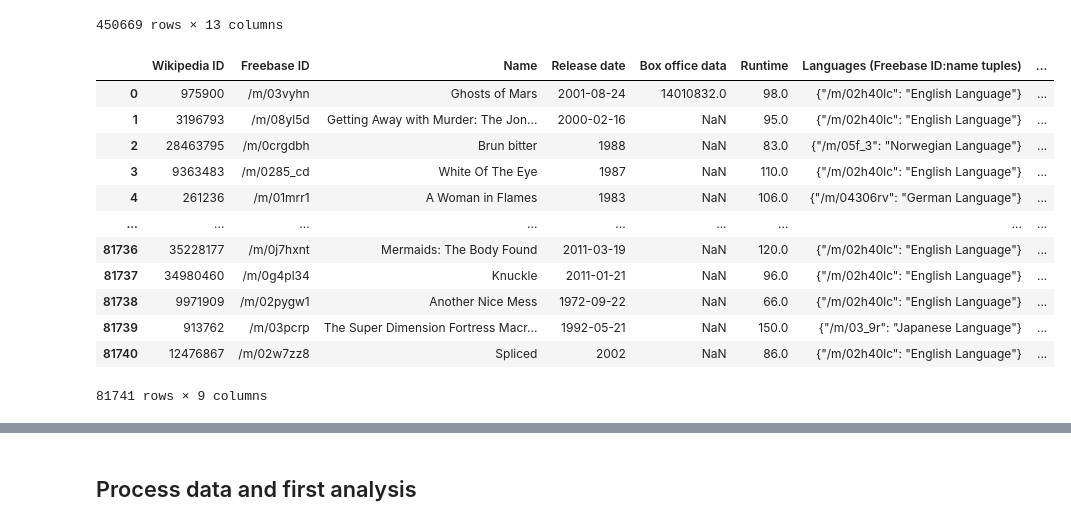
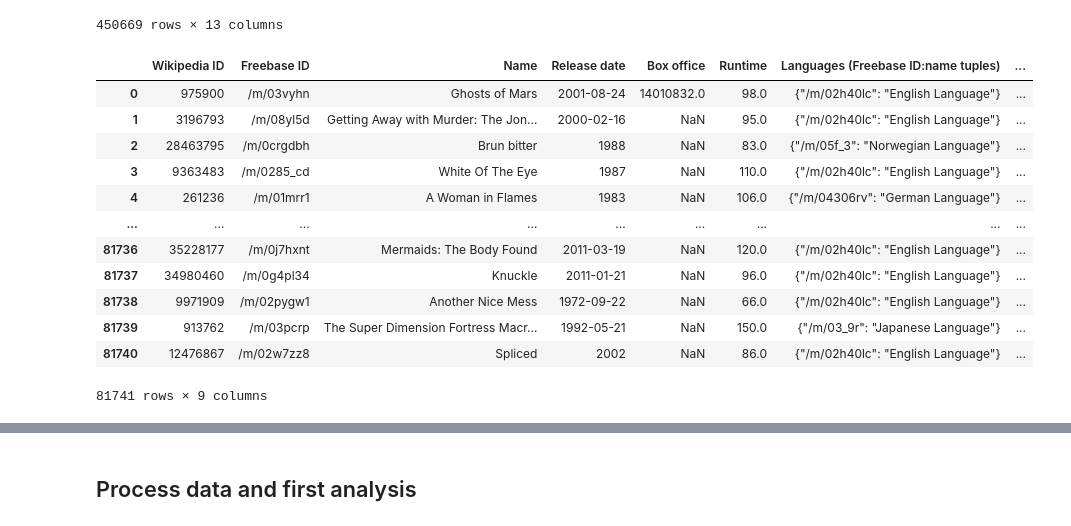
Before and after one commit to epfl-ada/ada-2023-project-deapdatadestroyers, a Jupyter notebook: data_movie_analysis.ipynb, the cells around one changed output, grey strips where cells are left out. Cells and saved outputs as stored; diff of their text form; code cells hidden in the pictures.

```diff
--- a/data_movie_analysis.ipynb
+++ b/data_movie_analysis.ipynb
@@ -44,13 +55,13 @@ display(df_character)
 # %%
 #movie dataset
 df_movie = pd.read_csv(MOVIE_DATASET, sep='\t', header=None)
-column_names_movie = ['Wikipedia ID', 'Freebase ID', 'Name', 'Release date', 'Box office data', 'Runtime', \
+column_names_movie = ['Wikipedia ID', 'Freebase ID', 'Name', 'Release date', 'Box office', 'Runtime', \
                  'Languages (Freebase ID:name tuples)', 'Countries (Freebase ID:name tuples)', \
                  'genres (Freebase ID:name tuples)']
 df_movie.columns = column_names_movie
 display(df_movie)
 # %% [output]
-|  | Wikipedia ID | Freebase ID | Name | Release date | Box office data | Runtime | Languages (Freebase ID:name tuples) | ... |
+|  | Wikipedia ID | Freebase ID | Name | Release date | Box office | Runtime | Languages (Freebase ID:name tuples) | ... |
 | 0 | 975900 | /m/03vyhn | Ghosts of Mars | 2001-08-24 | 14010832.0 | 98.0 | {"/m/02h40lc": "English Language"} | ... |
 | 1 | 3196793 | /m/08yl5d | Getting Away with Murder: The Jon... | 2000-02-16 | NaN | 95.0 | {"/m/02h40lc": "English Language"} | ... |
 | 2 | 28463795 | /m/0crgdbh | Brun bitter | 1988 | NaN | 83.0 | {"/m/05f_3": "Norwegian Language"} | ... |
```
Also changed, not shown: parts of 19 cells of this notebook.
